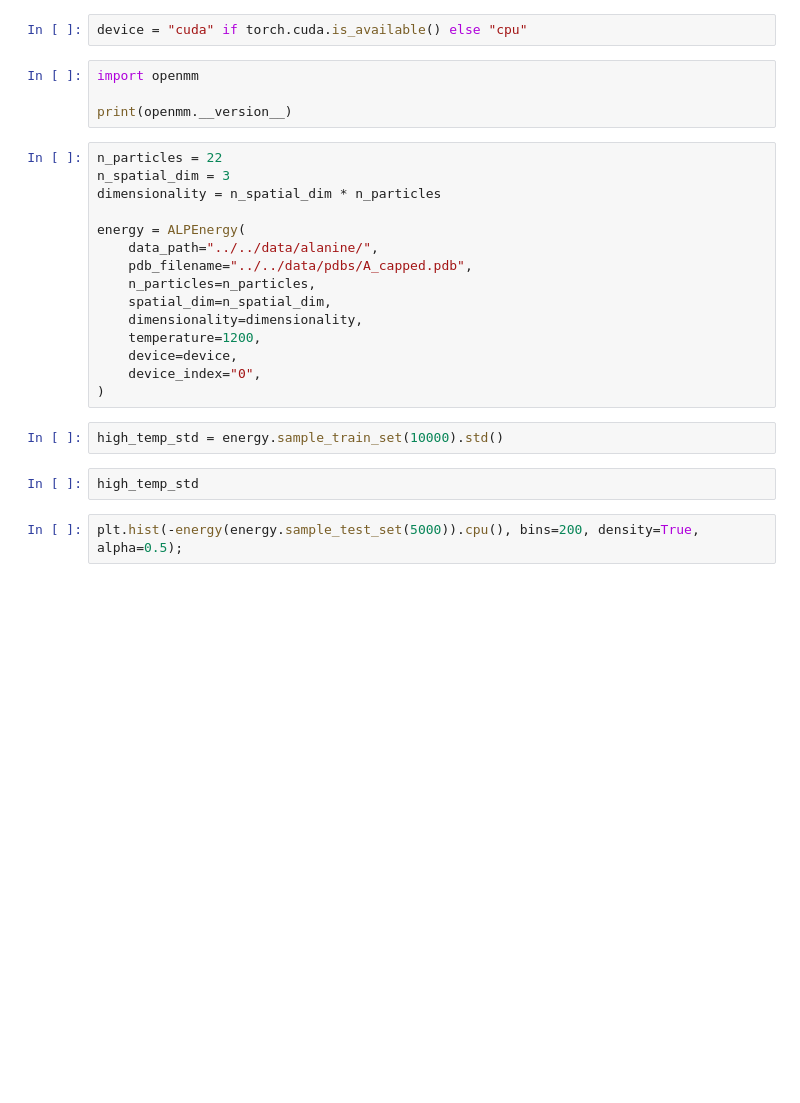
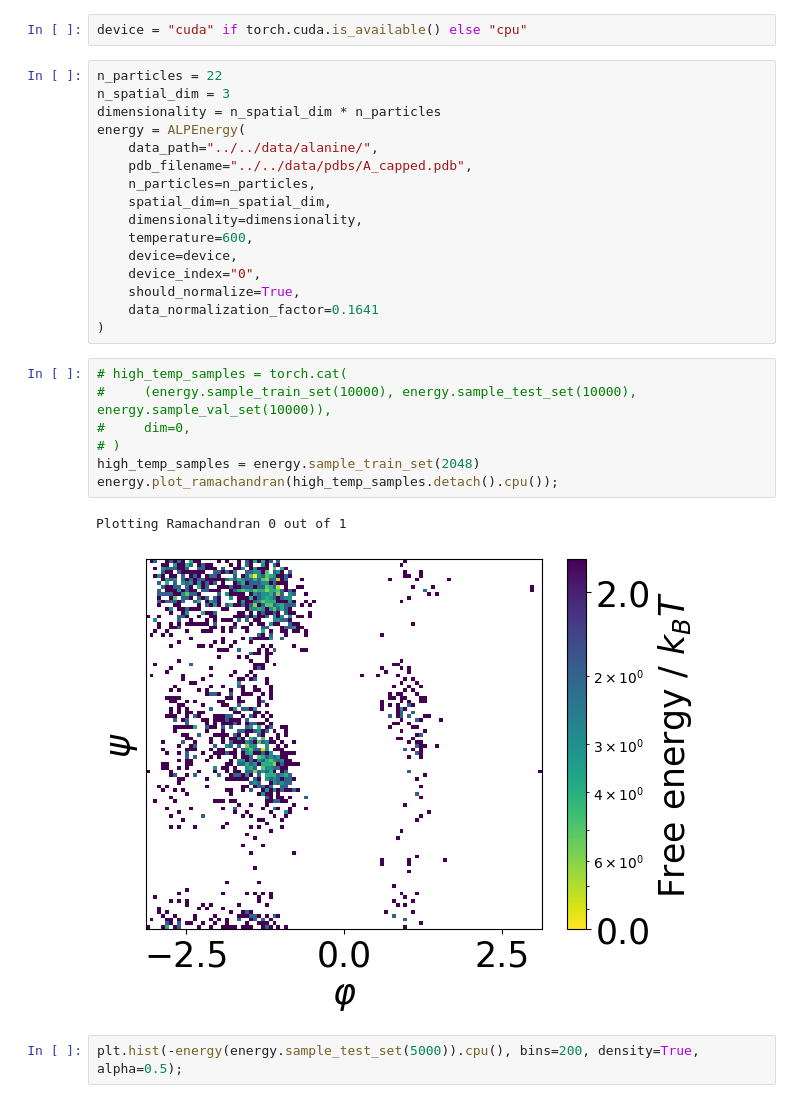
Before and after one commit to taraak/pita, a Jupyter notebook: runner/notebooks/aldp_data-Copy1.ipynb, the cells around one changed output. Drawn from its saved outputs; the diff is of its cells as text; blank space fills up the shorter version.

```diff
--- a/runner/notebooks/aldp_data-Copy1.ipynb
+++ b/runner/notebooks/aldp_data-Copy1.ipynb
@@ -8,29 +8,32 @@ import torch
 from src.energies.alp_energy import ALPEnergy
 # %%
 device = "cuda" if torch.cuda.is_available() else "cpu"
-# %%
-import openmm
-
-print(openmm.__version__)
 # %%
 n_particles = 22
 n_spatial_dim = 3
 dimensionality = n_spatial_dim * n_particles
-
 energy = ALPEnergy(
     data_path="../../data/alanine/",
     pdb_filename="../../data/pdbs/A_capped.pdb",
     n_particles=n_particles,
     spatial_dim=n_spatial_dim,
     dimensionality=dimensionality,
-    temperature=1200,
+    temperature=600,
     device=device,
     device_index="0",
+    should_normalize=True,
+    data_normalization_factor=0.1641
 )
-# %%
-high_temp_std = energy.sample_train_set(10000).std()
-# %%
-high_temp_std
+# %%
+# high_temp_samples = torch.cat(
+#     (energy.sample_train_set(10000), energy.sample_test_set(10000), energy.sample_val_set(10000)),
+#     dim=0,
+# )
+high_temp_samples = energy.sample_train_set(2048)
+energy.plot_ramachandran(high_temp_samples.detach().cpu());
+# %% [output]
+Plotting Ramachandran 0 out of 1
+[figure, added]
 # %%
 plt.hist(-energy(energy.sample_test_set(5000)).cpu(), bins=200, density=True, alpha=0.5);
 # %%
```
Also changed, not shown: 2 other files.
